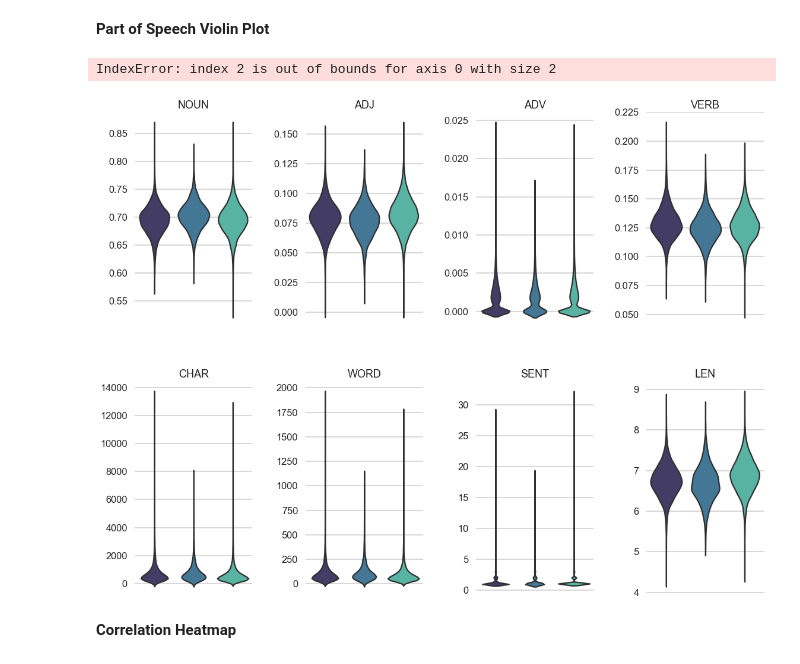
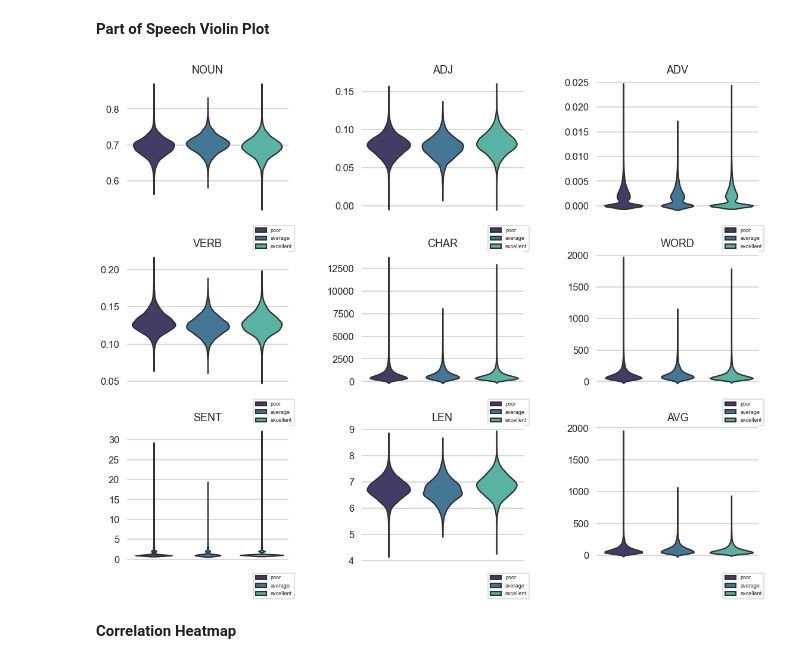
Before and after one commit to rylewww/Tripadvisor-NLP, a Jupyter notebook: Final.ipynb, the cells around one changed output. Drawn from its saved outputs; the diff is of its cells as text; code cells hidden in the pictures.

Commit message:
added mako images

```diff
--- a/Final.ipynb
+++ b/Final.ipynb
@@ -219,38 +219,38 @@ cols = ['TARGET','LEM','NOUN','ADJ','ADV','VERB','CHAR', 'WORD','SENT','LEN','AV
 # plot feature distributions for helpful and unhelpful reviews
 sns.set_style('whitegrid')
 sns.set_context("talk")
 
-fig, ax = plt.subplots(nrows=2, ncols=4, figsize=(19,15), facecolor='w')
+fig, ax = plt.subplots(nrows=3, ncols=3, figsize=(19,15), facecolor='w')
 plt.subplots_adjust(wspace=.45, hspace=.25)
 sns.despine(bottom = True, left = True)
 
 
 r = c = 0
 for col in cols[2:]:
     sns.violinplot(data=df_eda, y=df_eda[col], x=df_eda.target,
                    ax=ax[r][c], legend_out = True,
                    inner=None, palette='mako').set_title(col)
 
 # ax[r][c].set_ylim(ymin=None, ymax=df[col].quantile(.995))
     ax[r][c].set_xticks([])
     ax[r][c].set_xlabel('')
     ax[r][c].set_ylabel('')
+    ax[r][c].legend(labels=['poor','average','excellent'], bbox_to_anchor=(1.05, -0.05), prop={'size':9})
 
-    if c < 3:
+
+    if c < 2:
         c += 1
     else:
         r += 1
         c = 0
 
-ax.legend(labels=['poor','average','excellent'], bbox_to_anchor=(1.05, -0.05))
 
 # plt.savefig(fname='images/density', bbox_inches='tight', pad_inches=0.1)
 plt.show()
 
 #error and how to show legend
 # %% [output]
-IndexError: index 2 is out of bounds for axis 0 with size 2
-[figure, old version]
+[figure, new version]
 # %% [markdown]
 **Correlation Heatmap**
 # %%
```
Also changed, not shown: parts of 2 cells of this notebook, 2 other files.
